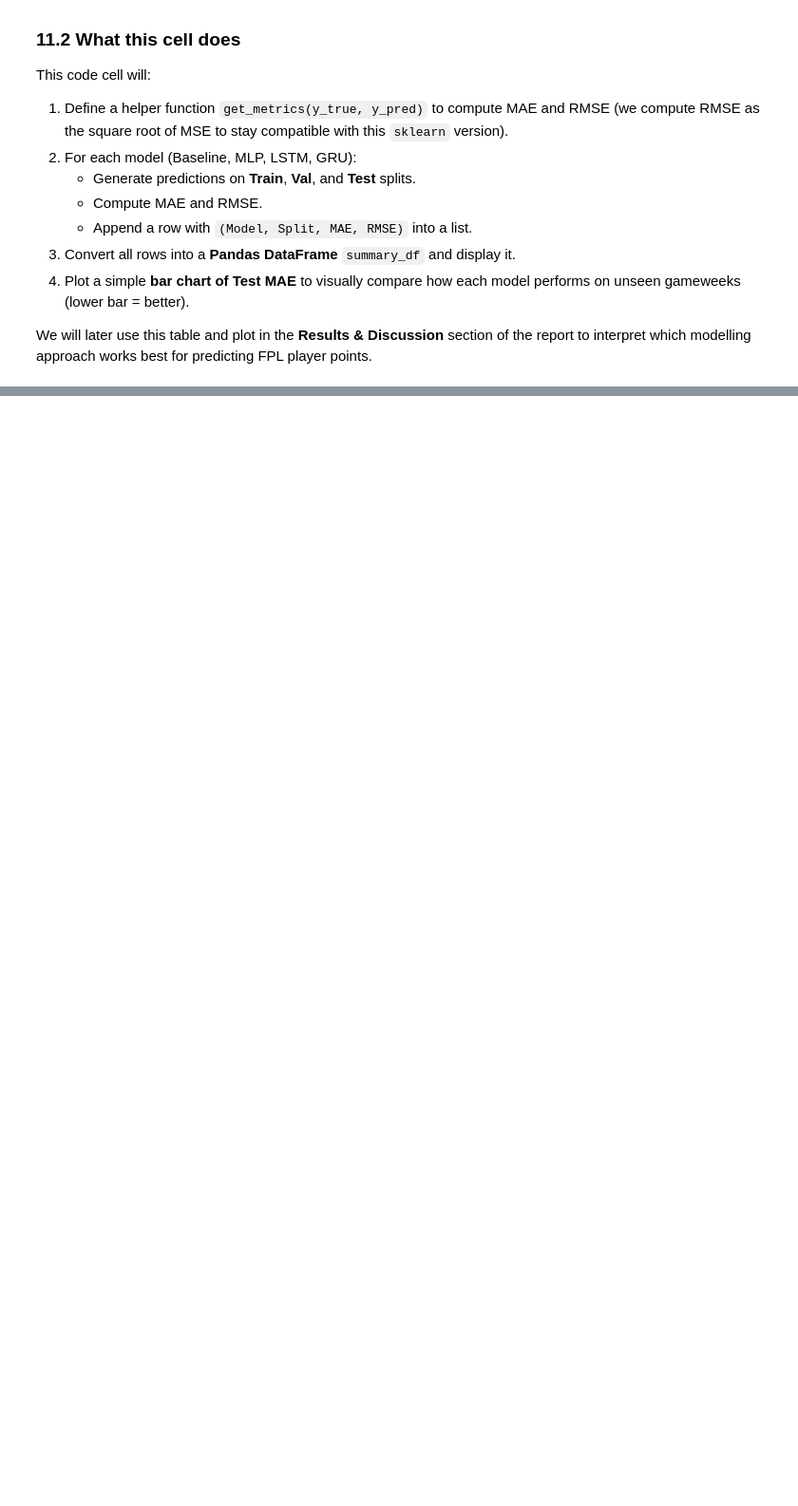
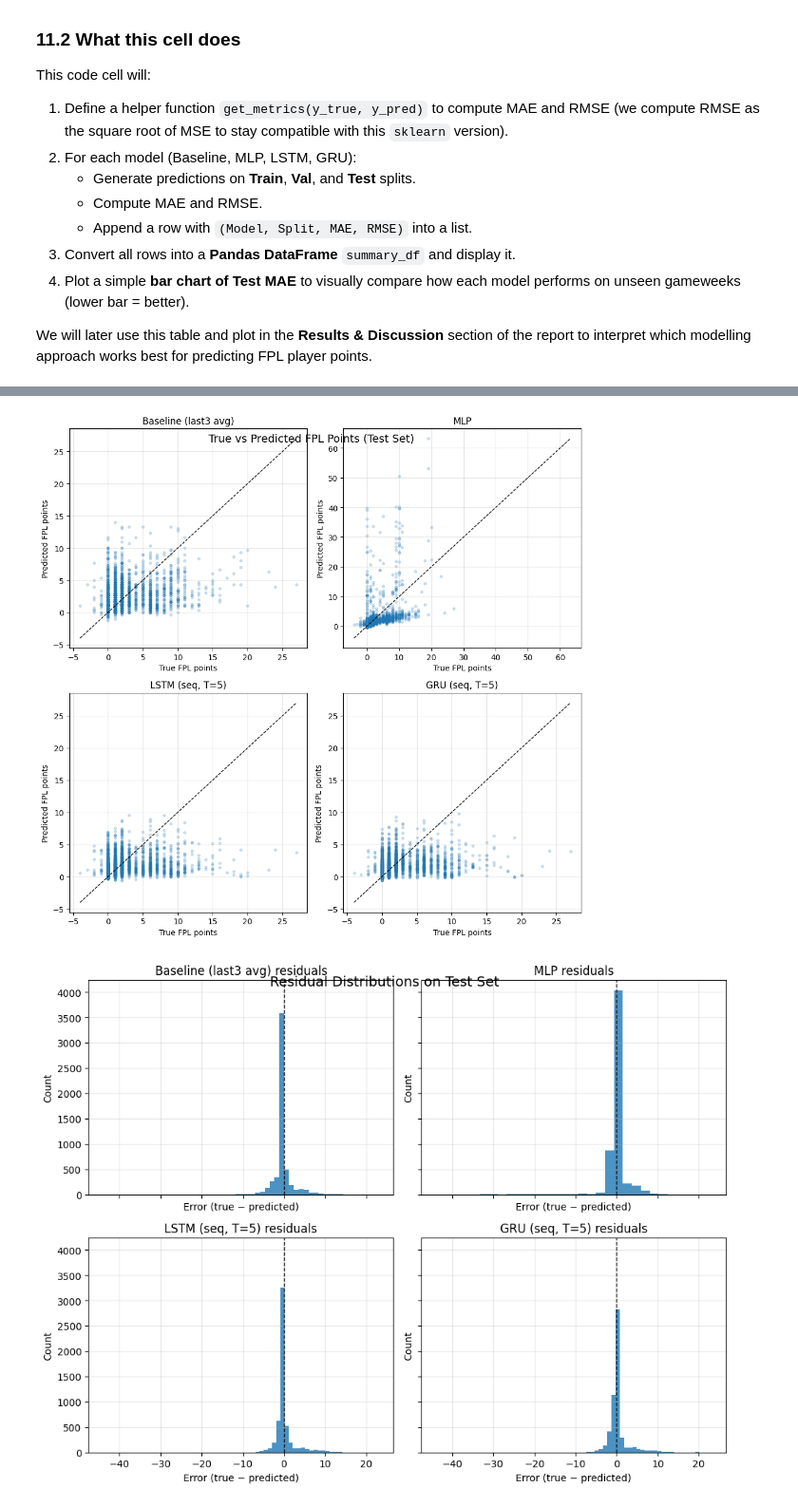
Before and after one commit to Nitecry7/FPL-Neural-Networks-Project, a Jupyter notebook: FPL_Neural_Networks_Project.ipynb, the cells around one changed output, grey strips where cells are left out. Shown at 95% size. Saved outputs shown, nothing was run; the diff lists cells and outputs as text; code cells hidden in the pictures; blank space fills up the shorter version.

```diff
--- a/FPL_Neural_Networks_Project.ipynb
+++ b/FPL_Neural_Networks_Project.ipynb
@@ -1774,0 +1810,64 @@ plt.show()
+# %%
+# ============================================
+# 13. Error analysis: scatter + residuals
+# ============================================
+
+import matplotlib.pyplot as plt
+import numpy as np
+
+# --- Collect true and predicted values for each model ---
+
+# Baseline & MLP work on the "flat" test set
+y_test_flat       = y_test_true           # same as y_test
+baseline_pred_flat = baseline_test_pred   # from Section 11
+mlp_pred_flat      = mlp_test_pred        # from Section 11
+
+# LSTM & GRU work on the sequence test set
+y_test_seq_true   = y_test_seq
+lstm_pred_seq     = lstm_test_pred        # from Section 11
+gru_pred_seq      = gru_test_pred         # from Section 11
+
+# 13.1 True vs predicted scatter plots
+fig, axes = plt.subplots(2, 2, figsize=(10, 10), sharex=False, sharey=False)
+axes = axes.ravel()
+
+scatter_configs = [
+    ("Baseline (last3 avg)", y_test_flat, baseline_pred_flat),
+    ("MLP",                  y_test_flat, mlp_pred_flat),
+    ("LSTM (seq, T=5)",      y_test_seq_true, lstm_pred_seq),
+    ("GRU (seq, T=5)",       y_test_seq_true, gru_pred_seq),
+]
+
+for ax, (name, y_true_m, y_pred_m) in zip(axes, scatter_configs):
+    ax.scatter(y_true_m, y_pred_m, alpha=0.2, s=10)
+    max_val = max(y_true_m.max(), y_pred_m.max())
+    min_val = min(y_true_m.min(), y_pred_m.min())
+    ax.plot([min_val, max_val], [min_val, max_val], "k--", linewidth=1)
+    ax.set_title(name)
+    ax.set_xlabel("True FPL points")
+    ax.set_ylabel("Predicted FPL points")
+    ax.grid(True, alpha=0.3)
+
+plt.suptitle("True vs Predicted FPL Points (Test Set)", y=0.92, fontsize=14)
+plt.tight_layout()
+plt.show()
+
+# 13.2 Residual histograms (error = true - pred)
+fig, axes = plt.subplots(2, 2, figsize=(10, 8), sharex=True, sharey=True)
+axes = axes.ravel()
+
+for ax, (name, y_true_m, y_pred_m) in zip(axes, scatter_configs):
+    residuals = y_true_m - y_pred_m
+    ax.hist(residuals, bins=30, alpha=0.8)
+    ax.axvline(0.0, color="k", linestyle="--", linewidth=1)
+    ax.set_title(f"{name} residuals")
+    ax.set_xlabel("Error (true − predicted)")
+    ax.set_ylabel("Count")
+    ax.grid(True, alpha=0.3)
+
+plt.suptitle("Residual Distributions on Test Set", y=0.92, fontsize=14)
+plt.tight_layout()
+plt.show()
+# %% [output]
+[figure, added]
+[figure, added]
```
Also changed, not shown: parts of 18 cells of this notebook.
